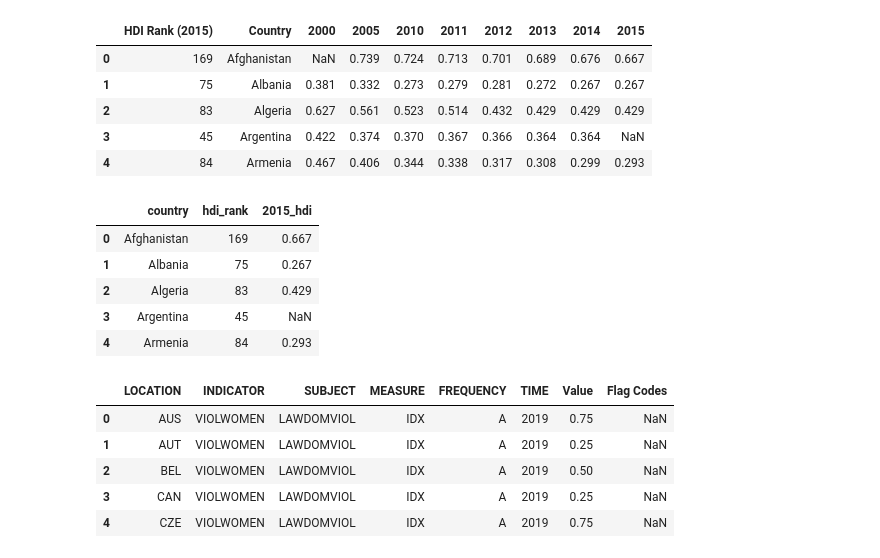
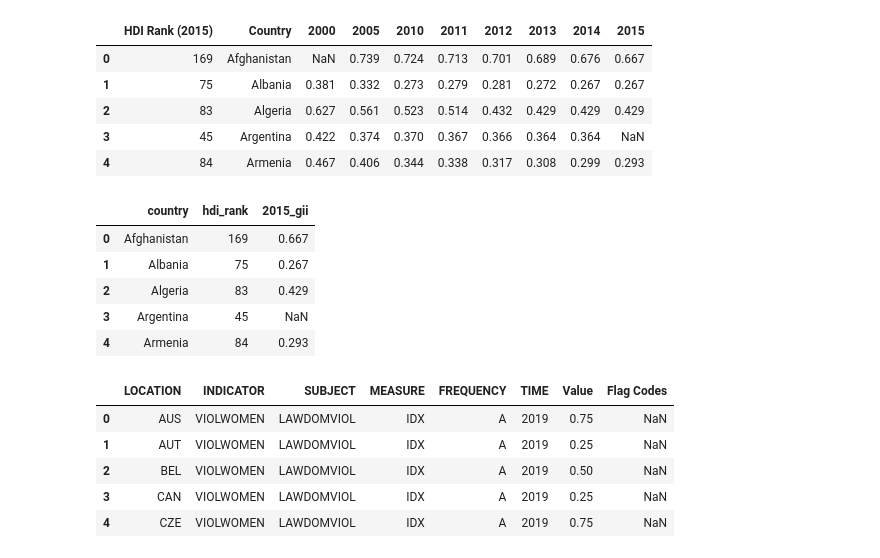
Before and after one commit to danagong/info3300-project1, a Jupyter notebook: datacleaning.ipynb, the cells around one changed output. Drawn from its saved outputs; the diff is of its cells as text; code cells hidden in the pictures.

```diff
--- a/datacleaning.ipynb
+++ b/datacleaning.ipynb
@@ -39,12 +39,12 @@ gii.head()
 | 3 | 45 | Argentina | 0.422 | 0.374 | 0.370 | 0.367 | 0.366 | 0.364 | 0.364 | NaN |
 | 4 | 84 | Armenia | 0.467 | 0.406 | 0.344 | 0.338 | 0.317 | 0.308 | 0.299 | 0.293 |
 # %%
-gii = gii.rename(columns={'HDI Rank (2015)': 'hdi_rank', 'Country':'country', '2015': '2015_hdi'})
-gii = gii[['country','hdi_rank', '2015_hdi']]
+gii = gii.rename(columns={'HDI Rank (2015)': 'hdi_rank', 'Country':'country', '2015': '2015_gii'})
+gii = gii[['country','hdi_rank', '2015_gii']]
 gii.head()
 # gii['2015'].isna().sum()
 # %% [output]
-|  | country | hdi_rank | 2015_hdi |
+|  | country | hdi_rank | 2015_gii |
 | 0 | Afghanistan | 169 | 0.667 |
 | 1 | Albania | 75 | 0.267 |
 | 2 | Algeria | 83 | 0.429 |
```
Also changed, not shown: parts of 4 cells of this notebook, 2 other files.
